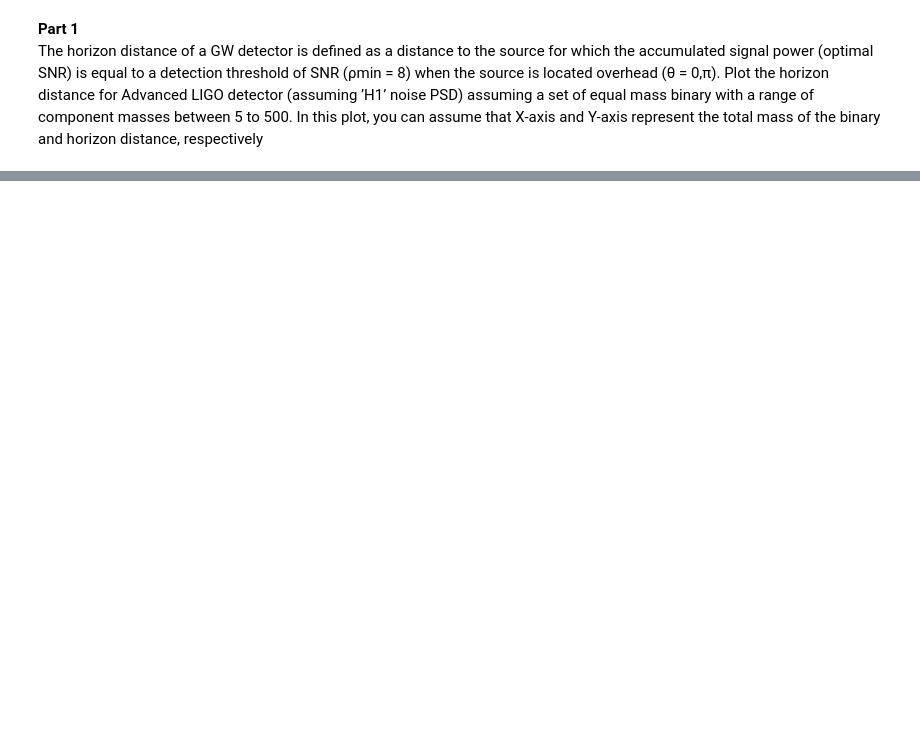
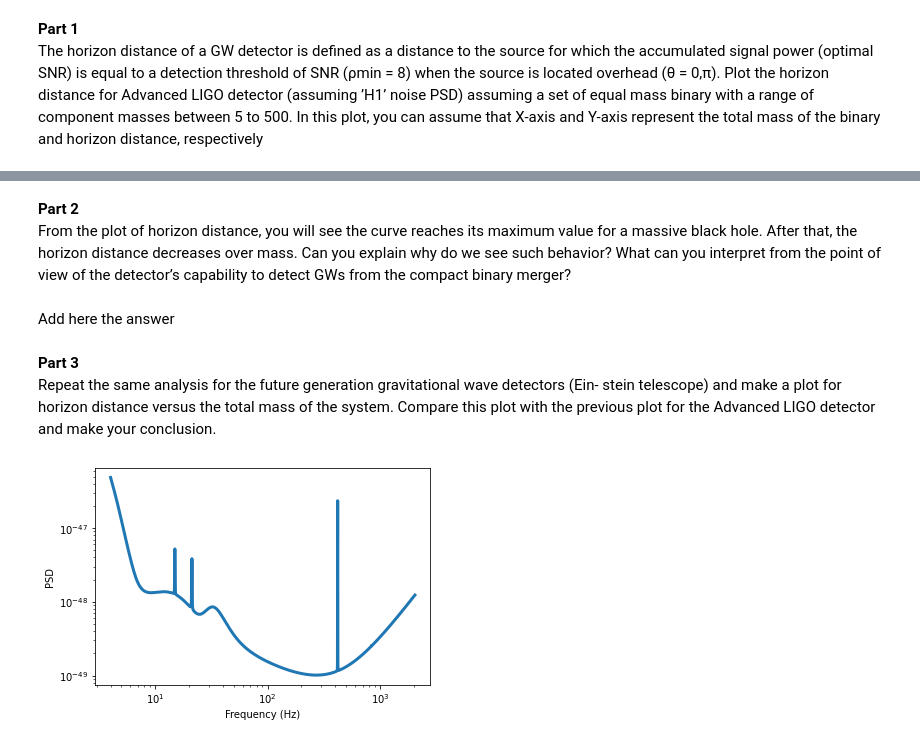
Before and after one commit to tsiligardi/PRA3024-Analysis-of-big-data-in-physics, a Jupyter notebook: GWDA_Ex_3.ipynb, the cells around one changed output, grey strips where cells are left out. Drawn from its saved outputs; the diff is of its cells as text; code cells hidden in the pictures; blank space fills up the shorter version.

```diff
--- a/GWDA_Ex_3.ipynb
+++ b/GWDA_Ex_3.ipynb
@@ -104,0 +98,24 @@ max(H)
+# %% [markdown]
+**Part 2** <br>
+From the plot of horizon distance, you will see the curve reaches its maximum value for
+a massive black hole. After that, the horizon distance decreases over mass. Can you
+explain why do we see such behavior? What can you interpret from the point of view
+of the detector’s capability to detect GWs from the compact binary merger?
+# %% [markdown]
+Add here the answer
+# %% [markdown]
+**Part 3** <br>
+Repeat the same analysis for the future generation gravitational wave detectors (Ein-
+stein telescope) and make a plot for horizon distance versus the total mass of the system.
+Compare this plot with the previous plot for the Advanced LIGO detector and make
+your conclusion.
+# %%
+#deteming the power spectral densities for the einstein telescope
+psd_einstein = pycbc.psd.EinsteinTelescopeP1600143(flen, delta_f, flow)
+psd_einstein.data[:int(flow/delta_f)] = np.inf  #set the value outside the frequency range to infinity
+psd_einstein.data[-1] = np.inf
+pylab.loglog(psd_einstein.sample_frequencies, psd_einstein, linewidth=3, label='EinsteinTelescopeP1600143');
+pylab.xlabel('Frequency (Hz)');
+pylab.ylabel('PSD');
+# %% [output]
+[figure, added]
```
Also changed, not shown: parts of 14 cells of this notebook.
